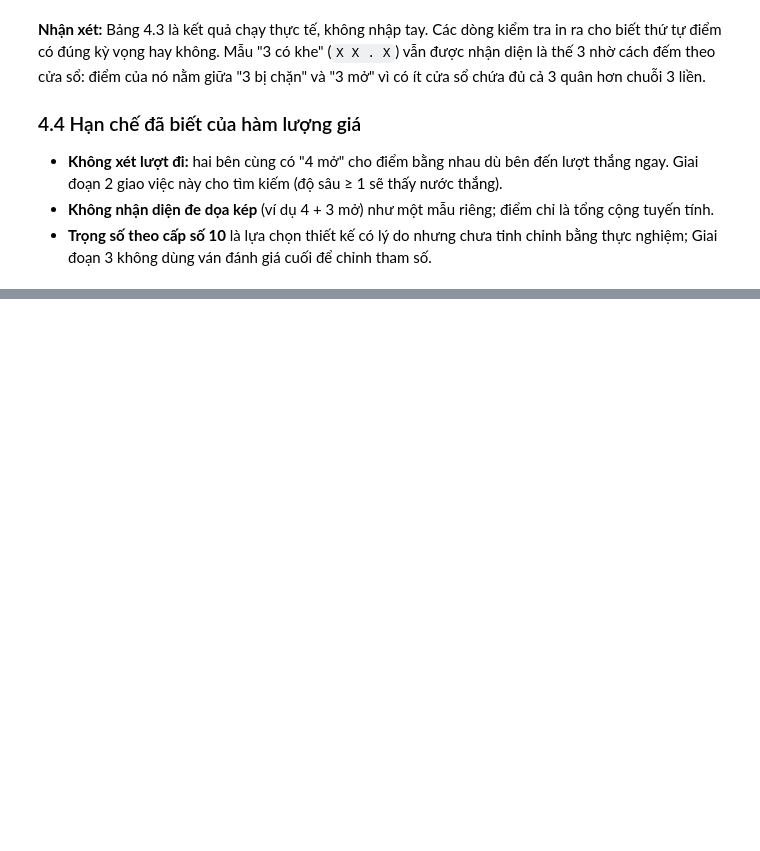
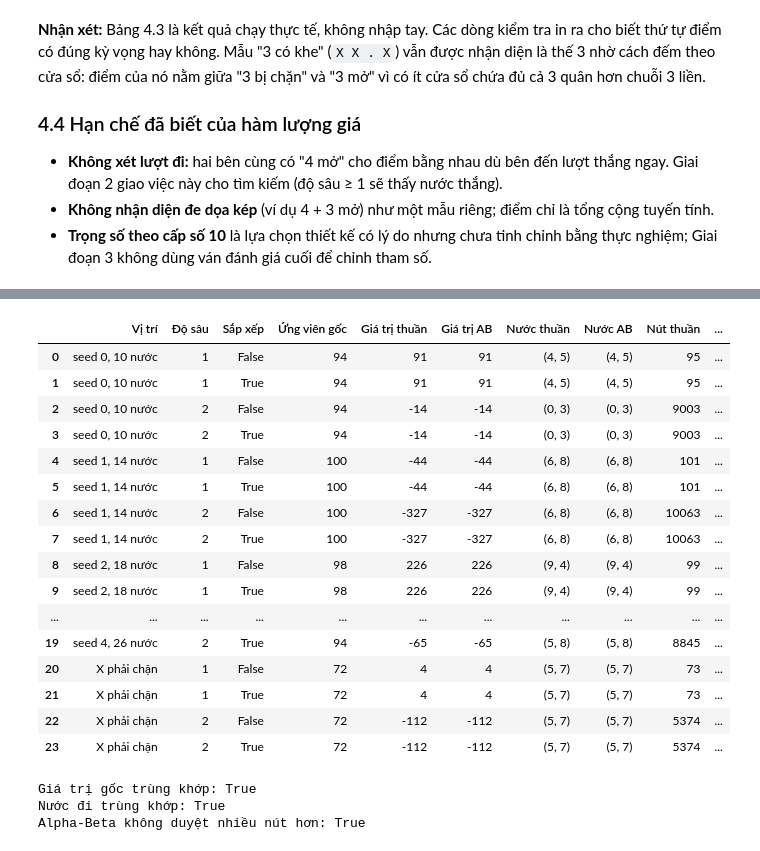
Before and after one commit to 10tothepowerof6/AdvancedAI-Repo, a Jupyter notebook: caro-11x11/notebooks/02_minimax.ipynb, the cells around one changed output, grey strips where cells are left out. Cells and saved outputs as stored; diff of their text form; code cells hidden in the pictures; blank space fills up the shorter version.

```diff
--- a/caro-11x11/notebooks/02_minimax.ipynb
+++ b/caro-11x11/notebooks/02_minimax.ipynb
@@ -425,0 +599,54 @@ có đúng kỳ vọng hay không. Mẫu "3 có khe" (`X X . X`) vẫn được
+# %%
+def position_from_random(seed, n_moves):
+    game, agent = CaroGame(), RandomAgent(seed)
+    for _ in range(n_moves):
+        game.step(agent.choose_action(game.board, game.current_player))
+    return SearchState(game.board, game.current_player)
+
+POSITIONS = {f'seed {s}, {n} nước': position_from_random(s, n) for s, n in zip(range(5), (10, 14, 18, 22, 26))}
+POSITIONS['X phải chặn'] = block_state
+
+rows = []
+for name, state in POSITIONS.items():
+    for depth in (1, 2):
+        for ordering in (False, True):
+            runs = {}
+            for ab in (False, True):
+                searcher = MinimaxSearcher(use_alpha_beta=ab, move_ordering=ordering)
+                start = perf_counter()
+                runs[ab] = (searcher.search(state, depth), perf_counter() - start)
+            (plain, t_plain), (pruned, t_ab) = runs[False], runs[True]
+            rows.append({'Vị trí': name, 'Độ sâu': depth, 'Sắp xếp': ordering,
+                         'Ứng viên gốc': len(state.candidates()),
+                         'Giá trị thuần': plain.value, 'Giá trị AB': pruned.value,
+                         'Nước thuần': plain.action, 'Nước AB': pruned.action,
+                         'Nút thuần': plain.nodes_visited, 'Nút AB': pruned.nodes_visited,
+                         'Cắt tỉa': pruned.pruned_nodes,
+                         'Giảm nút (%)': round(100 * (1 - pruned.nodes_visited / plain.nodes_visited), 1),
+                         'Thời gian thuần (s)': round(t_plain, 3), 'Thời gian AB (s)': round(t_ab, 3)})
+ablation = pd.DataFrame(rows)
+display(ablation)
+print('Giá trị gốc trùng khớp:', (ablation['Giá trị thuần'] == ablation['Giá trị AB']).all())
+print('Nước đi trùng khớp:', (ablation['Nước thuần'] == ablation['Nước AB']).all())
+print('Alpha-Beta không duyệt nhiều nút hơn:', (ablation['Nút AB'] <= ablation['Nút thuần']).all())
+# %% [output]
+|  | Vị trí | Độ sâu | Sắp xếp | Ứng viên gốc | Giá trị thuần | Giá trị AB | Nước thuần | Nước AB | Nút thuần | ... |
+| 0 | seed 0, 10 nước | 1 | False | 94 | 91 | 91 | (4, 5) | (4, 5) | 95 | ... |
+| 1 | seed 0, 10 nước | 1 | True | 94 | 91 | 91 | (4, 5) | (4, 5) | 95 | ... |
+| 2 | seed 0, 10 nước | 2 | False | 94 | -14 | -14 | (0, 3) | (0, 3) | 9003 | ... |
+| 3 | seed 0, 10 nước | 2 | True | 94 | -14 | -14 | (0, 3) | (0, 3) | 9003 | ... |
+| 4 | seed 1, 14 nước | 1 | False | 100 | -44 | -44 | (6, 8) | (6, 8) | 101 | ... |
+| 5 | seed 1, 14 nước | 1 | True | 100 | -44 | -44 | (6, 8) | (6, 8) | 101 | ... |
+| 6 | seed 1, 14 nước | 2 | False | 100 | -327 | -327 | (6, 8) | (6, 8) | 10063 | ... |
+| 7 | seed 1, 14 nước | 2 | True | 100 | -327 | -327 | (6, 8) | (6, 8) | 10063 | ... |
+| 8 | seed 2, 18 nước | 1 | False | 98 | 226 | 226 | (9, 4) | (9, 4) | 99 | ... |
+| 9 | seed 2, 18 nước | 1 | True | 98 | 226 | 226 | (9, 4) | (9, 4) | 99 | ... |
+| ... | ... | ... | ... | ... | ... | ... | ... | ... | ... | ... |
+| 19 | seed 4, 26 nước | 2 | True | 94 | -65 | -65 | (5, 8) | (5, 8) | 8845 | ... |
+| 20 | X phải chặn | 1 | False | 72 | 4 | 4 | (5, 7) | (5, 7) | 73 | ... |
+| 21 | X phải chặn | 1 | True | 72 | 4 | 4 | (5, 7) | (5, 7) | 73 | ... |
+| 22 | X phải chặn | 2 | False | 72 | -112 | -112 | (5, 7) | (5, 7) | 5374 | ... |
+| 23 | X phải chặn | 2 | True | 72 | -112 | -112 | (5, 7) | (5, 7) | 5374 | ... |
+Giá trị gốc trùng khớp: True
+Nước đi trùng khớp: True
+Alpha-Beta không duyệt nhiều nút hơn: True
```
Also changed, not shown: parts of 30 cells of this notebook.
